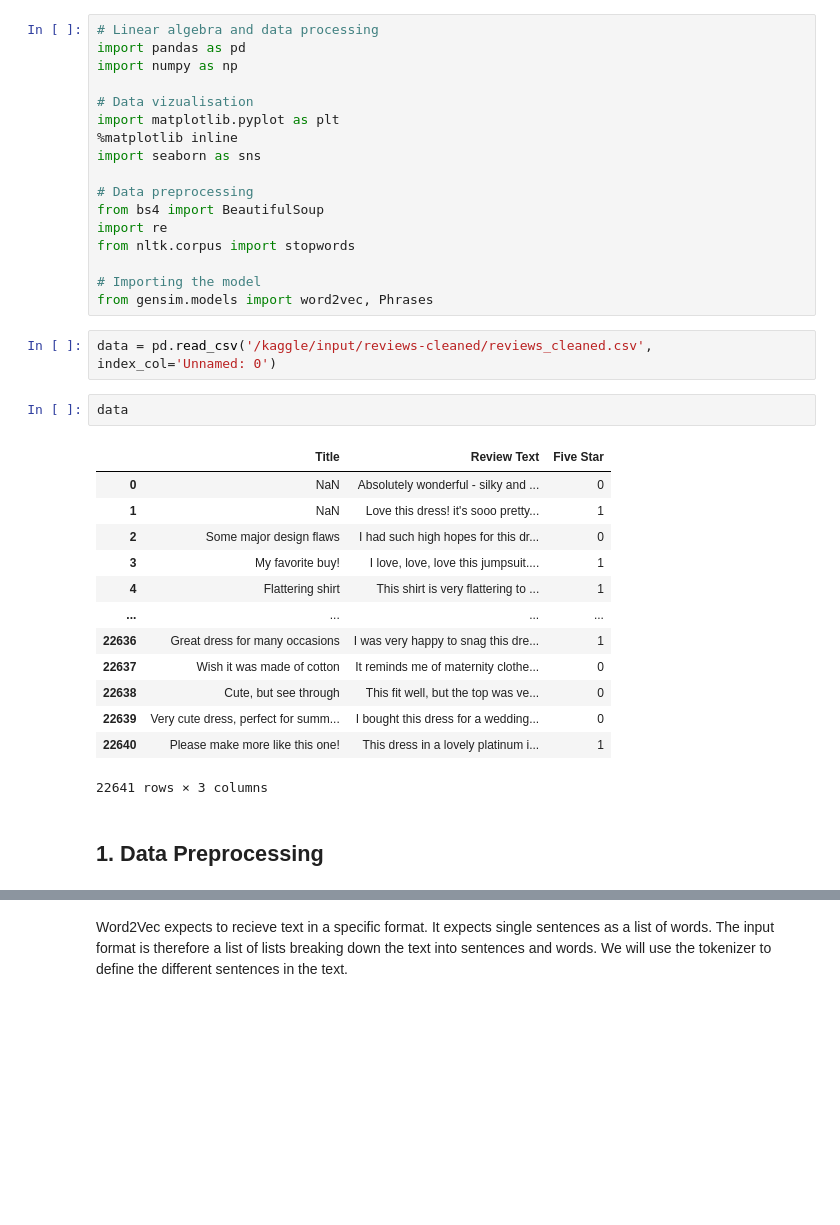
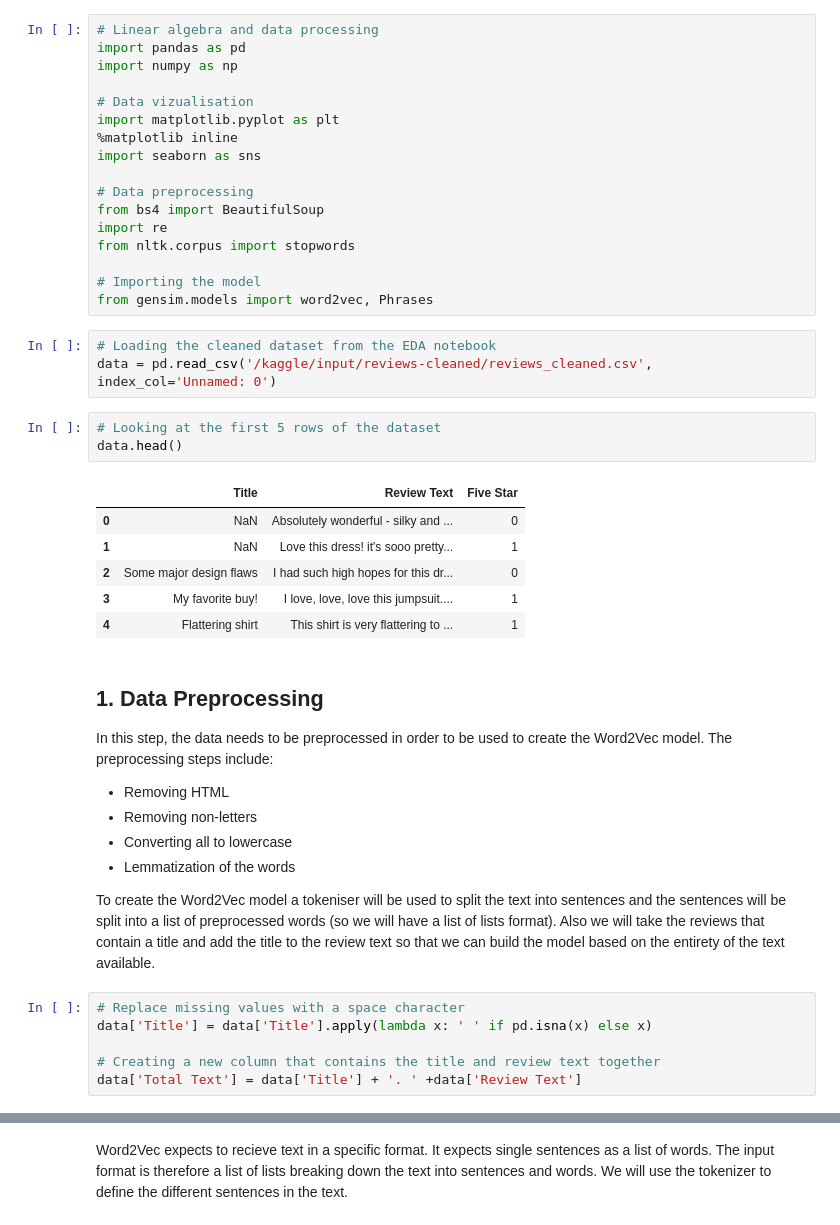
Before and after one commit to JackPierce11/Women-s-Clothing-Reivews---Sentiment-Analysis, a Jupyter notebook: women-s-clothing-reviews-building-word2vec.ipynb, the cells around one changed output, grey strips where cells are left out. Saved outputs shown, nothing was run; the diff lists cells and outputs as text; blank space fills up the shorter version.

```diff
--- a/women-s-clothing-reviews-building-word2vec.ipynb
+++ b/women-s-clothing-reviews-building-word2vec.ipynb
@@ -52,25 +52,34 @@ from nltk.corpus import stopwords
 # Importing the model
 from gensim.models import word2vec, Phrases
 # %%
+# Loading the cleaned dataset from the EDA notebook
 data = pd.read_csv('/kaggle/input/reviews-cleaned/reviews_cleaned.csv', index_col='Unnamed: 0')
-# %%
-data
-# %% [output]
-|  | Title | Review Text | Five Star |
-| 0 | NaN | Absolutely wonderful - silky and ... | 0 |
-| 1 | NaN | Love this dress! it's sooo pretty... | 1 |
-| 2 | Some major design flaws | I had such high hopes for this dr... | 0 |
-| 3 | My favorite buy! | I love, love, love this jumpsuit.... | 1 |
-| 4 | Flattering shirt | This shirt is very flattering to ... | 1 |
-| ... | ... | ... | ... |
-| 22636 | Great dress for many occasions | I was very happy to snag this dre... | 1 |
-| 22637 | Wish it was made of cotton | It reminds me of maternity clothe... | 0 |
-| 22638 | Cute, but see through | This fit well, but the top was ve... | 0 |
-| 22639 | Very cute dress, perfect for summ... | I bought this dress for a wedding... | 0 |
-| 22640 | Please make more like this one! | This dress in a lovely platinum i... | 1 |
-22641 rows × 3 columns
-# %% [markdown]
-## 1. Data Preprocessing
+# %%
+# Looking at the first 5 rows of the dataset
+data.head()
+# %% [output]
+|  | Title | Review Text | Five Star |
+| 0 | NaN | Absolutely wonderful - silky and ... | 0 |
+| 1 | NaN | Love this dress! it's sooo pretty... | 1 |
+| 2 | Some major design flaws | I had such high hopes for this dr... | 0 |
+| 3 | My favorite buy! | I love, love, love this jumpsuit.... | 1 |
+| 4 | Flattering shirt | This shirt is very flattering to ... | 1 |
+# %% [markdown]
+## 1. Data Preprocessing
+
+In this step, the data needs to be preprocessed in order to be used to create the Word2Vec model. The preprocessing steps include:
+- Removing HTML
+- Removing non-letters
+- Converting all to lowercase
+- Lemmatization of the words
+
+To create the Word2Vec model a tokeniser will be used to split the text into sentences and the sentences will be split into a list of preprocessed words (so we will have a list of lists format). Also we will take the reviews that contain a title and add the title to the review text so that we can build the model based on the entirety of the text available.
+# %%
+# Replace missing values with a space character
+data['Title'] = data['Title'].apply(lambda x: ' ' if pd.isna(x) else x)
+
+# Creating a new column that contains the title and review text together
+data['Total Text'] = data['Title'] + '. ' +data['Review Text']
 # %%
 # importing a lemmatizer
 import nltk
```
Also changed, not shown: parts of 26 cells of this notebook.
